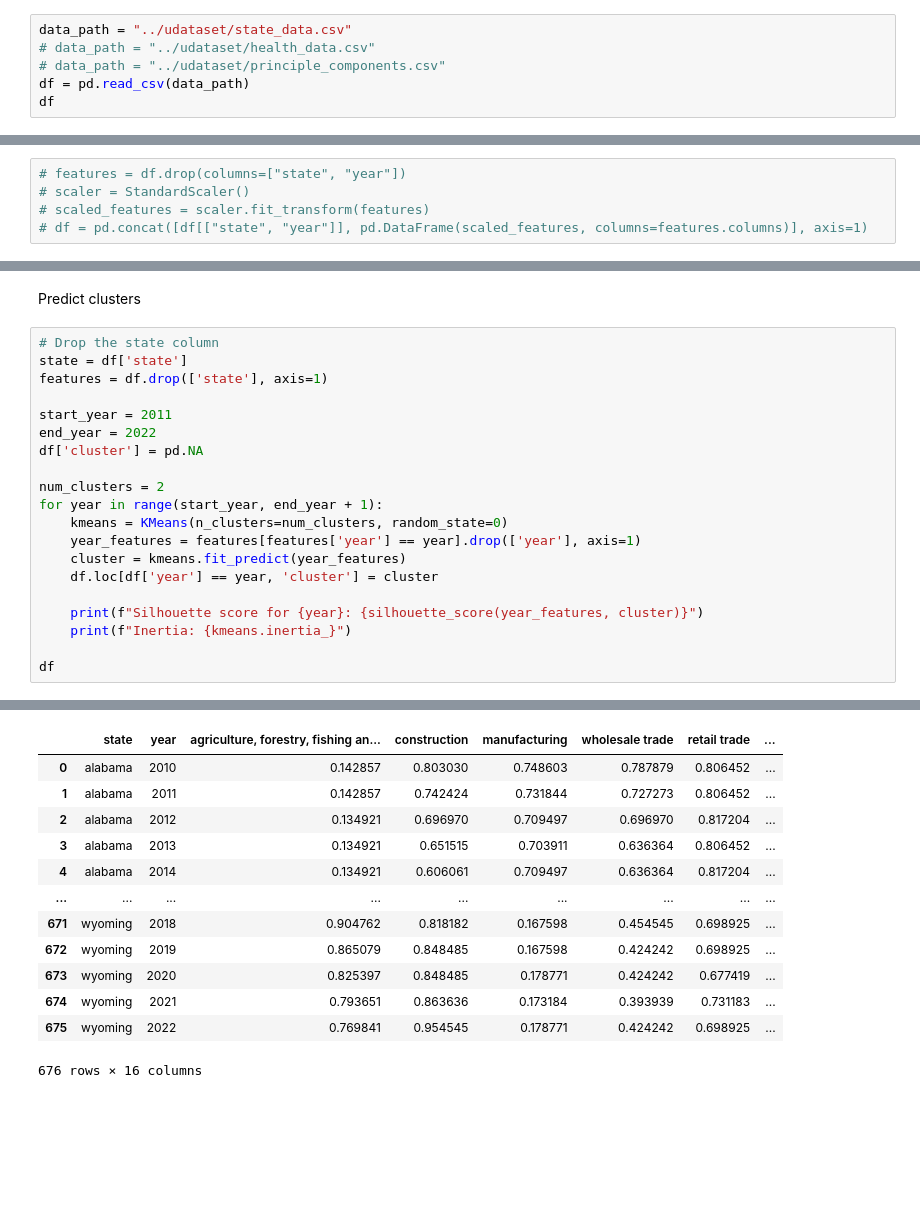
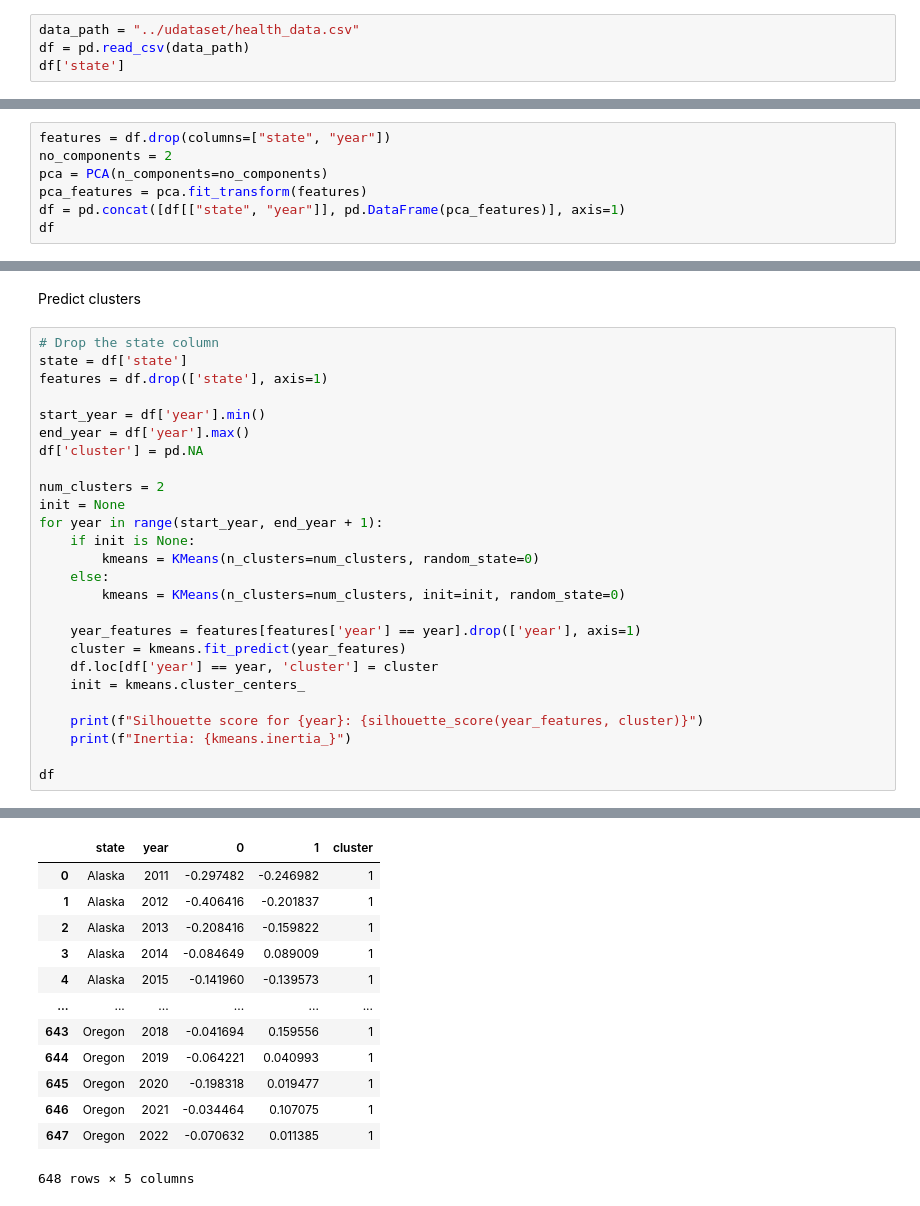
Before and after one commit to SAT-Enjoyers/citadel-datathon, a Jupyter notebook: eda/state_clustering.ipynb, the cells around one changed output, grey strips where cells are left out. Drawn from its saved outputs; the diff is of its cells as text; blank space fills up the shorter version.

Commit message:
Add clustering for health data

```diff
--- a/eda/state_clustering.ipynb
+++ b/eda/state_clustering.ipynb
@@ -11,9 +10,7 @@ import seaborn as sns
 # %% [markdown]
 Load data
 # %%
-data_path = "../udataset/state_data.csv"
-# data_path = "../udataset/health_data.csv"
-# data_path = "../udataset/principle_components.csv"
+data_path = "../udataset/health_data.csv"
 df = pd.read_csv(data_path)
-df
+df['state']
 # %% [output]
@@ -35,5 +31,7 @@ Standardize values
 # %%
-# features = df.drop(columns=["state", "year"])
-# scaler = StandardScaler()
-# scaled_features = scaler.fit_transform(features)
-# df = pd.concat([df[["state", "year"]], pd.DataFrame(scaled_features, columns=features.columns)], axis=1)
+features = df.drop(columns=["state", "year"])
+no_components = 2
+pca = PCA(n_components=no_components)
+pca_features = pca.fit_transform(features)
+df = pd.concat([df[["state", "year"]], pd.DataFrame(pca_features)], axis=1)
+df
@@ -44,16 +56,22 @@ Predict clusters
 state = df['state']
 features = df.drop(['state'], axis=1)
 
-start_year = 2011
-end_year = 2022
+start_year = df['year'].min()
+end_year = df['year'].max()
 df['cluster'] = pd.NA
 
 num_clusters = 2
+init = None
 for year in range(start_year, end_year + 1):
-    kmeans = KMeans(n_clusters=num_clusters, random_state=0)
+    if init is None:
+        kmeans = KMeans(n_clusters=num_clusters, random_state=0)
+    else:
+        kmeans = KMeans(n_clusters=num_clusters, init=init, random_state=0)
+
     year_features = features[features['year'] == year].drop(['year'], axis=1)
     cluster = kmeans.fit_predict(year_features)
     df.loc[df['year'] == year, 'cluster'] = cluster
+    init = kmeans.cluster_centers_
 
     print(f"Silhouette score for {year}: {silhouette_score(year_features, cluster)}")
     print(f"Inertia: {kmeans.inertia_}")
@@ -80,13 +98,13 @@ Inertia: 13.915549069005813
-|  | state | year | agriculture, forestry, fishing an... | construction | manufacturing | wholesale trade | retail trade | ... |
-| 0 | alabama | 2010 | 0.142857 | 0.803030 | 0.748603 | 0.787879 | 0.806452 | ... |
-| 1 | alabama | 2011 | 0.142857 | 0.742424 | 0.731844 | 0.727273 | 0.806452 | ... |
-| 2 | alabama | 2012 | 0.134921 | 0.696970 | 0.709497 | 0.696970 | 0.817204 | ... |
-| 3 | alabama | 2013 | 0.134921 | 0.651515 | 0.703911 | 0.636364 | 0.806452 | ... |
-| 4 | alabama | 2014 | 0.134921 | 0.606061 | 0.709497 | 0.636364 | 0.817204 | ... |
-| ... | ... | ... | ... | ... | ... | ... | ... | ... |
-| 671 | wyoming | 2018 | 0.904762 | 0.818182 | 0.167598 | 0.454545 | 0.698925 | ... |
-| 672 | wyoming | 2019 | 0.865079 | 0.848485 | 0.167598 | 0.424242 | 0.698925 | ... |
-| 673 | wyoming | 2020 | 0.825397 | 0.848485 | 0.178771 | 0.424242 | 0.677419 | ... |
-| 674 | wyoming | 2021 | 0.793651 | 0.863636 | 0.173184 | 0.393939 | 0.731183 | ... |
-| 675 | wyoming | 2022 | 0.769841 | 0.954545 | 0.178771 | 0.424242 | 0.698925 | ... |
+|  | state | year | 0 | 1 | cluster |
+| 0 | Alaska | 2011 | -0.297482 | -0.246982 | 1 |
+| 1 | Alaska | 2012 | -0.406416 | -0.201837 | 1 |
+| 2 | Alaska | 2013 | -0.208416 | -0.159822 | 1 |
+| 3 | Alaska | 2014 | -0.084649 | 0.089009 | 1 |
+| 4 | Alaska | 2015 | -0.141960 | -0.139573 | 1 |
+| ... | ... | ... | ... | ... | ... |
+| 643 | Oregon | 2018 | -0.041694 | 0.159556 | 1 |
+| 644 | Oregon | 2019 | -0.064221 | 0.040993 | 1 |
+| 645 | Oregon | 2020 | -0.198318 | 0.019477 | 1 |
+| 646 | Oregon | 2021 | -0.034464 | 0.107075 | 1 |
+| 647 | Oregon | 2022 | -0.070632 | 0.011385 | 1 |
-676 rows × 16 columns
+648 rows × 5 columns
```
Also changed, not shown: parts of 14 cells of this notebook, 2 other files.
